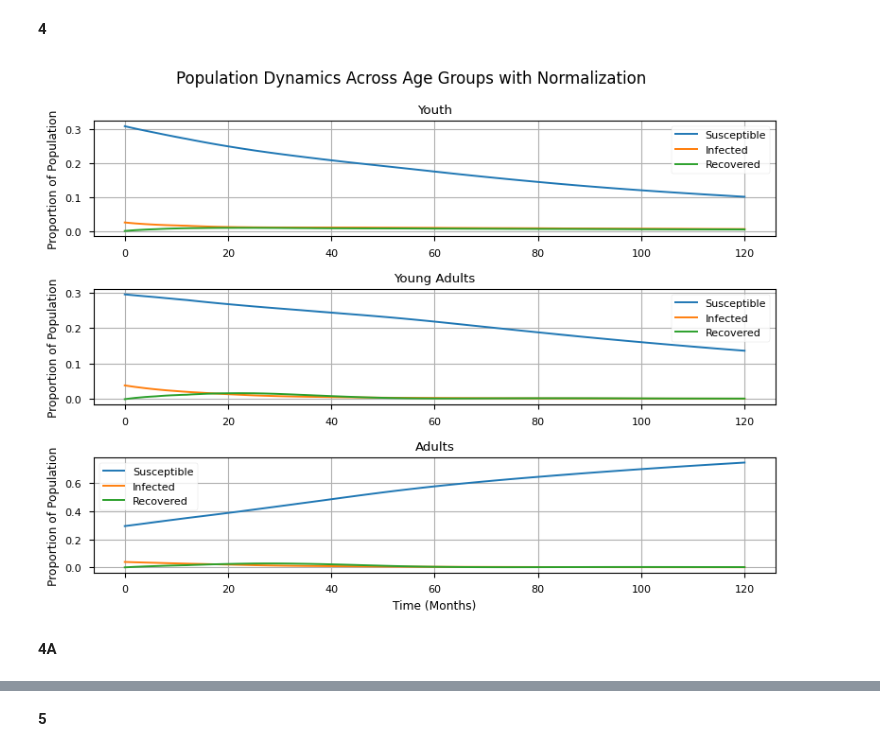
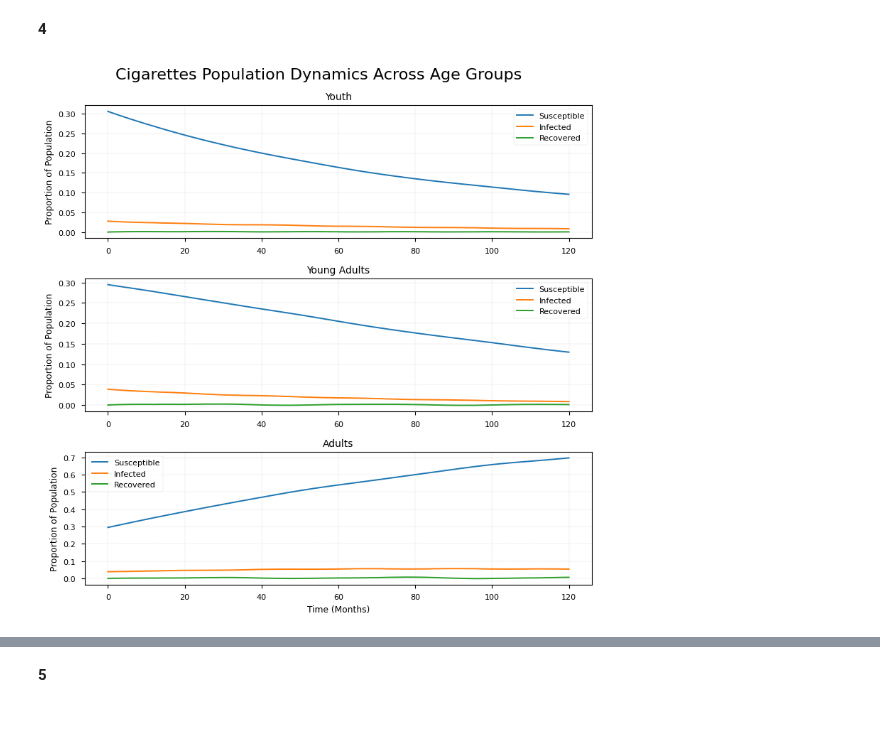
Before and after one commit to revak18/nicotine_use_mathmodel, a Jupyter notebook: NicotineUse_SIR_DDE_Model.ipynb, the cells around one changed output, grey strips where cells are left out. Drawn from its saved outputs; the diff is of its cells as text; code cells hidden in the pictures; blank space fills up the shorter version.

```diff
--- a/NicotineUse_SIR_DDE_Model.ipynb
+++ b/NicotineUse_SIR_DDE_Model.ipynb
@@ -153,9 +155,9 @@ def model(Y, t):
 
 def history(t):
     if product_type == 'EC':    # E-Cigarettes
-       return [0.7530, 0.2470, 0.0000, 0.9400, 0.0600, 0.0000, 0.9400, 0.0600, 0.0000]  # Initial values for E-cigarettes all states of Youth, Young Adults and Adults
+       return [0.8000, 0.2000, 0.0000, 0.9400, 0.0600, 0.0000, 0.9400, 0.0600, 0.0000]  # Initial values for E-cigarettes all states of Youth, Young Adults and Adults as of 2022
     else:    # Cigarettes
-       return [0.9250, 0.0750, 0.0000, 0.8840, 0.1160, 0.0000, 0.8840, 0.1160, 0.0000]  # Initial values for Cigarettes all states of Youth, Young Adults and Adults
+       return [0.9170, 0.0830, 0.0000, 0.8840, 0.1160, 0.0000, 0.8840, 0.1160, 0.0000]  # Initial values for Cigarettes all states of Youth, Young Adults and Adults as of 2022
 
 # Solve DDE
 t = np.linspace(0, 120, 120)  # Simulate for 10 years
@@ -293,9 +357,9 @@ def model(Y, t):
 
 def history(t):
     if product_type == 'EC':    # E-Cigarettes
-       return [0.7530, 0.2470, 0.0000, 0.9400, 0.0600, 0.0000, 0.9400, 0.0600, 0.0000]  # Initial values for E-cigarettes all states of Youth, Young Adults and Adults
+       return [0.8000, 0.2000, 0.0000, 0.9400, 0.0600, 0.0000, 0.9400, 0.0600, 0.0000]  # Initial values for E-cigarettes all states of Youth, Young Adults and Adults as of 2022
     else:    # Cigarettes
-       return [0.9250, 0.0750, 0.0000, 0.8840, 0.1160, 0.0000, 0.8840, 0.1160, 0.0000]  # Initial values for Cigarettes all states of Youth, Young Adults and Adults
+       return [0.9170, 0.0830, 0.0000, 0.8840, 0.1160, 0.0000, 0.8840, 0.1160, 0.0000]  # Initial values for Cigarettes all states of Youth, Young Adults and Adults as of 2022
 
 # Solve DDE
 t = np.linspace(0, 120, 120)  # Simulate for 10 years
@@ -308,42 +372,47 @@ sol /= totals[:, None]
 **4**
 # %%
 # Plotting results
-plt.figure(figsize=(8, 6))
+plt.figure(figsize=(8, 8))
 # Subplot for Youth
 plt.subplot(3, 1, 1)
 plt.plot(t, sol[:, 0], label='Susceptible')
 plt.plot(t, sol[:, 1], label='Infected')
 plt.plot(t, sol[:, 2], label='Recovered')
-plt.title('Youth')
+plt.title('Youth', fontsize=10)
 plt.ylabel('Proportion of Population')
 plt.legend()
 plt.grid(True)
+plt.grid(color='gray', linestyle='dashed', linewidth=0.1)
 
 # Subplot for Young Adults
 plt.subplot(3, 1, 2)
 plt.plot(t, sol[:, 3], label='Susceptible')
 plt.plot(t, sol[:, 4], label='Infected')
 plt.plot(t, sol[:, 5], label='Recovered')
-plt.title('Young Adults')
+plt.title('Young Adults', fontsize=10)
 plt.ylabel('Proportion of Population')
 plt.legend()
 plt.grid(True)
+plt.grid(color='gray', linestyle='dashed', linewidth=0.1)
 
 # Subplot for Adults
 plt.subplot(3, 1, 3)
 plt.plot(t, sol[:, 6], label='Susceptible')
 plt.plot(t, sol[:, 7], label='Infected')
 plt.plot(t, sol[:, 8], label='Recovered')
-plt.title('Adults')
+plt.title('Adults', fontsize=10)
 plt.xlabel('Time (Months)')
 plt.ylabel('Proportion of Population')
 plt.legend()
 plt.grid(True)
+plt.grid(color='gray', linestyle='dashed', linewidth=0.1)
 
-plt.suptitle('Population Dynamics Across Age Groups with Normalization')
+if product_type == 'EC':    # E-Cigarettes
+   stitle = 'E-Cigarettes Population Dynamics Across Age Groups'
+else:                       # Cigarettes
+   stitle = 'Cigarettes Population Dynamics Across Age Groups'
+plt.suptitle(stitle, fontsize=16)
 plt.tight_layout()
 plt.show()
 # %% [output]
-[figure, old version]
+[figure, new version]
-# %% [markdown]
-**4A**
```
Also changed, not shown: parts of 8 cells of this notebook.
